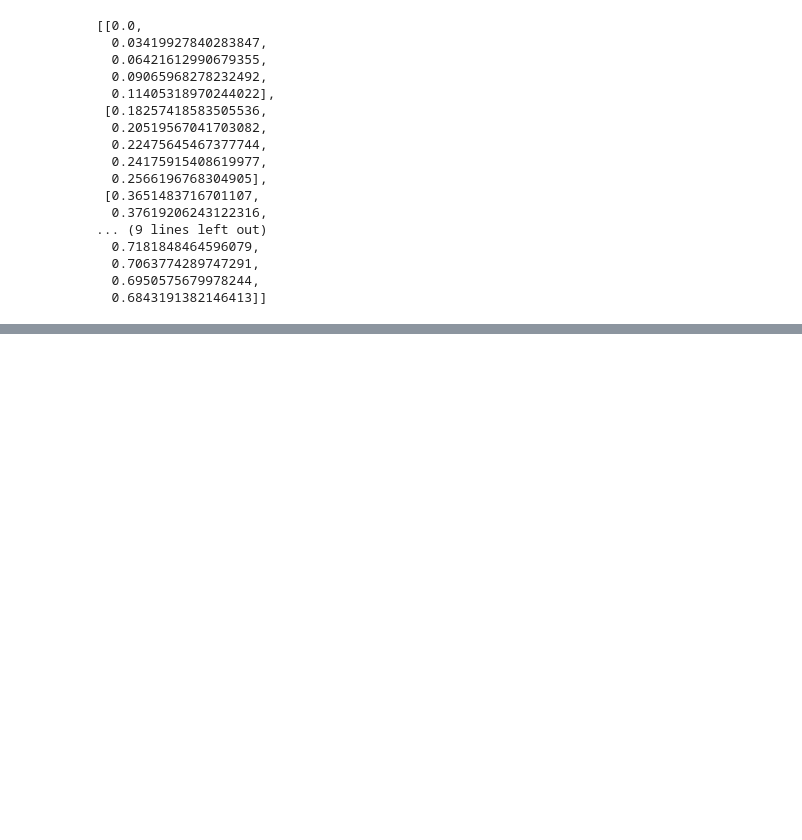
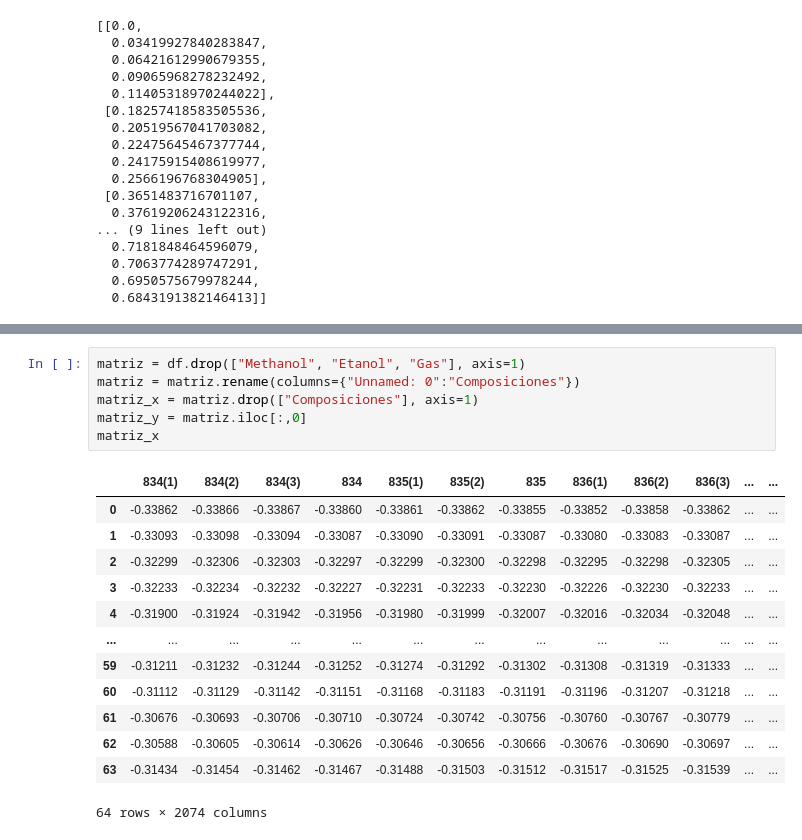
Before and after one commit to jisusP/MachineLearning, a Jupyter notebook: entornoGrafico.ipynb, the cells around one changed output, grey strips where cells are left out. Cells and saved outputs as stored; diff of their text form; blank space fills up the shorter version.

```diff
--- a/entornoGrafico.ipynb
+++ b/entornoGrafico.ipynb
@@ -206,0 +222,20 @@ def linea_base(m):
+# %%
+matriz = df.drop(["Methanol", "Etanol", "Gas"], axis=1)
+matriz = matriz.rename(columns={"Unnamed: 0":"Composiciones"})
+matriz_x = matriz.drop(["Composiciones"], axis=1)
+matriz_y = matriz.iloc[:,0]
+matriz_x
+# %% [output]
+|  | 834(1) | 834(2) | 834(3) | 834 | 835(1) | 835(2) | 835 | 836(1) | 836(2) | 836(3) | ... | ... |
+| 0 | -0.33862 | -0.33866 | -0.33867 | -0.33860 | -0.33861 | -0.33862 | -0.33855 | -0.33852 | -0.33858 | -0.33862 | ... | ... |
+| 1 | -0.33093 | -0.33098 | -0.33094 | -0.33087 | -0.33090 | -0.33091 | -0.33087 | -0.33080 | -0.33083 | -0.33087 | ... | ... |
+| 2 | -0.32299 | -0.32306 | -0.32303 | -0.32297 | -0.32299 | -0.32300 | -0.32298 | -0.32295 | -0.32298 | -0.32305 | ... | ... |
+| 3 | -0.32233 | -0.32234 | -0.32232 | -0.32227 | -0.32231 | -0.32233 | -0.32230 | -0.32226 | -0.32230 | -0.32233 | ... | ... |
+| 4 | -0.31900 | -0.31924 | -0.31942 | -0.31956 | -0.31980 | -0.31999 | -0.32007 | -0.32016 | -0.32034 | -0.32048 | ... | ... |
+| ... | ... | ... | ... | ... | ... | ... | ... | ... | ... | ... | ... | ... |
+| 59 | -0.31211 | -0.31232 | -0.31244 | -0.31252 | -0.31274 | -0.31292 | -0.31302 | -0.31308 | -0.31319 | -0.31333 | ... | ... |
+| 60 | -0.31112 | -0.31129 | -0.31142 | -0.31151 | -0.31168 | -0.31183 | -0.31191 | -0.31196 | -0.31207 | -0.31218 | ... | ... |
+| 61 | -0.30676 | -0.30693 | -0.30706 | -0.30710 | -0.30724 | -0.30742 | -0.30756 | -0.30760 | -0.30767 | -0.30779 | ... | ... |
+| 62 | -0.30588 | -0.30605 | -0.30614 | -0.30626 | -0.30646 | -0.30656 | -0.30666 | -0.30676 | -0.30690 | -0.30697 | ... | ... |
+| 63 | -0.31434 | -0.31454 | -0.31462 | -0.31467 | -0.31488 | -0.31503 | -0.31512 | -0.31517 | -0.31525 | -0.31539 | ... | ... |
+64 rows × 2074 columns
```
Also changed, not shown: parts of 2 cells of this notebook.
